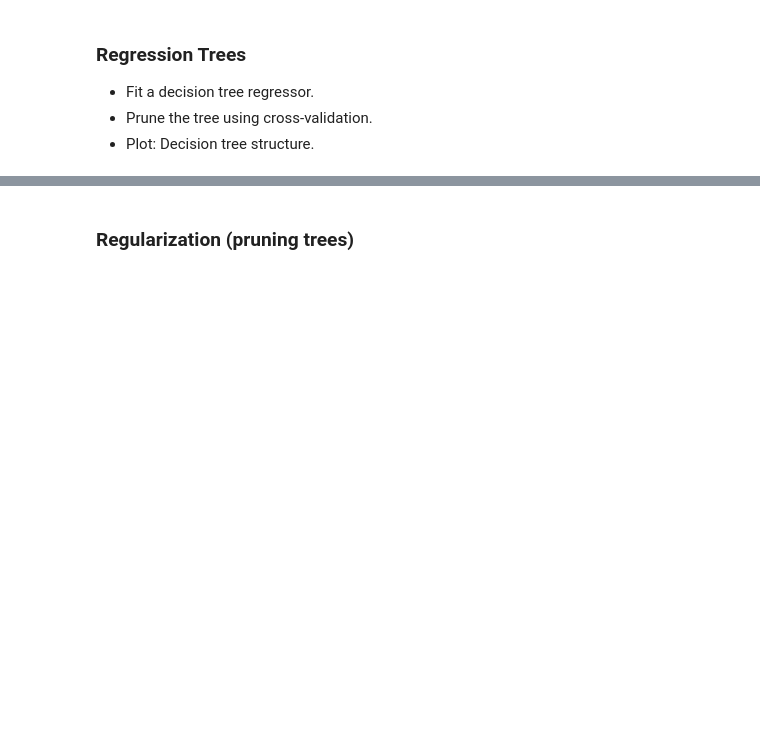
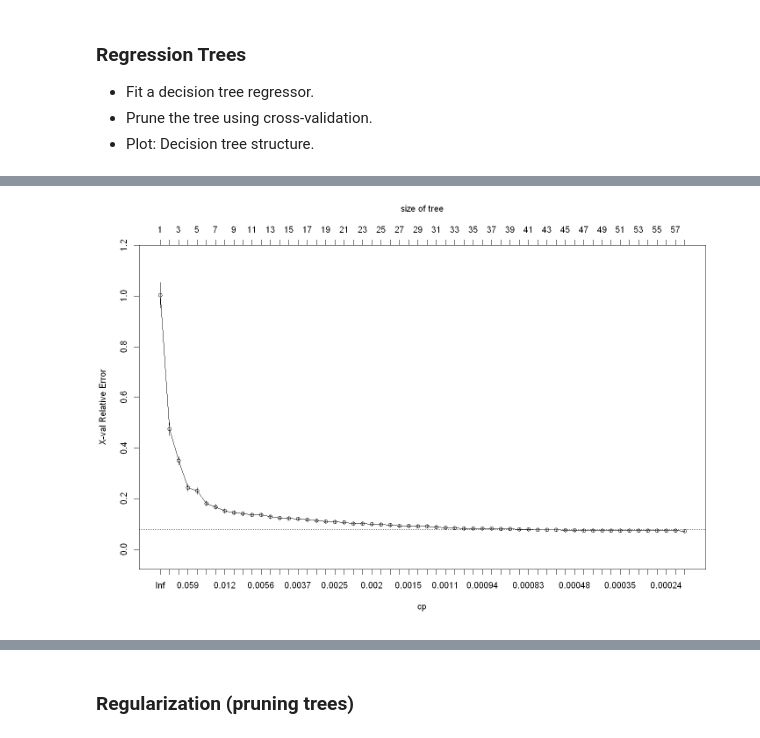
Before and after one commit to Dorianhgn/ProjetML4A, a Jupyter notebook: Calories_Burned/Dorian/R.ipynb, the cells around one changed output, grey strips where cells are left out. Cells and saved outputs as stored; diff of their text form; code cells hidden in the pictures; blank space fills up the shorter version.

```diff
--- a/Calories_Burned/Dorian/R.ipynb
+++ b/Calories_Burned/Dorian/R.ipynb
@@ -391,0 +462,10 @@ rpart.plot(fit_calories, extra = 101, type = 3, under = TRUE, cex = 0.8, tweak =
+# %%
+options(repr.plot.width=12, repr.plot.height=8)
+
+xmat = xpred.rpart(tree.reg.cal, xval = 10)
+
+CVerr<-apply((xmat-gym_train[,"Calories_Burned"])^2,2,sum)
+
+plotcp(tree.reg.cal)
+# %% [output]
+[figure, added]
```
Also changed, not shown: parts of 22 cells of this notebook.
